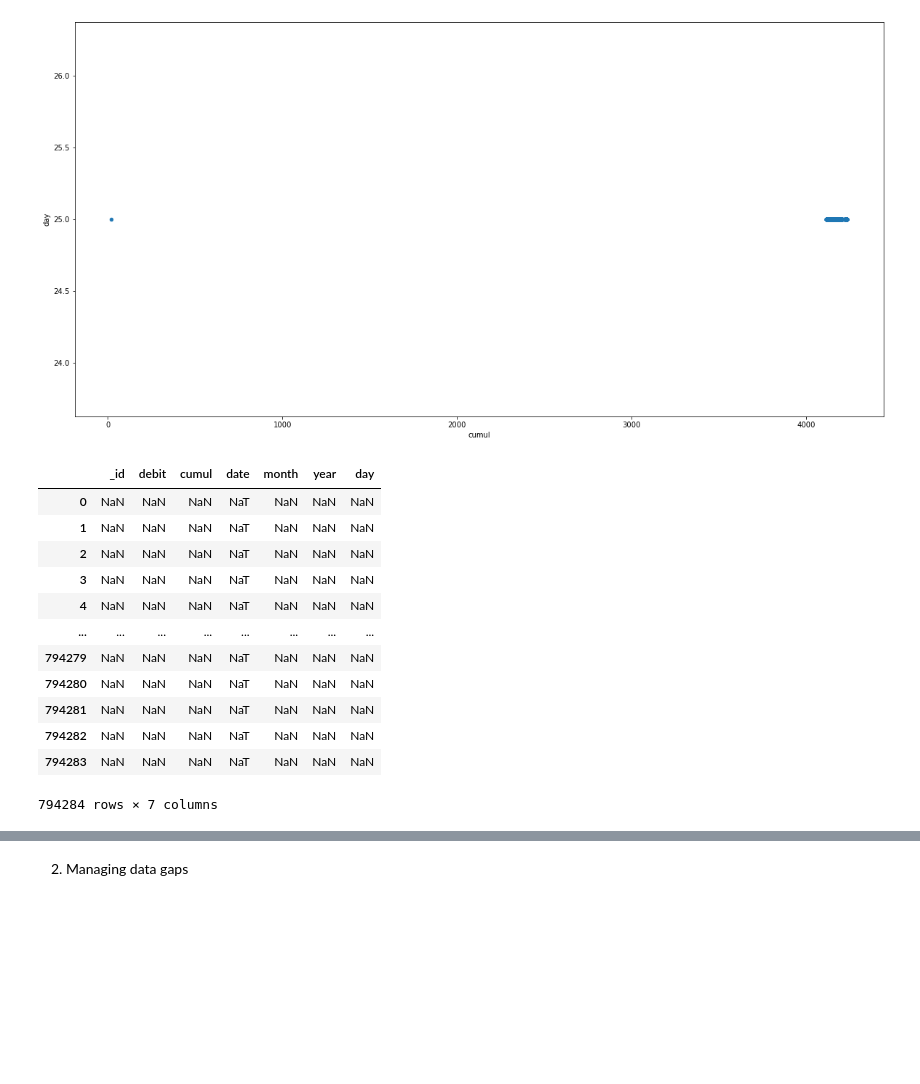
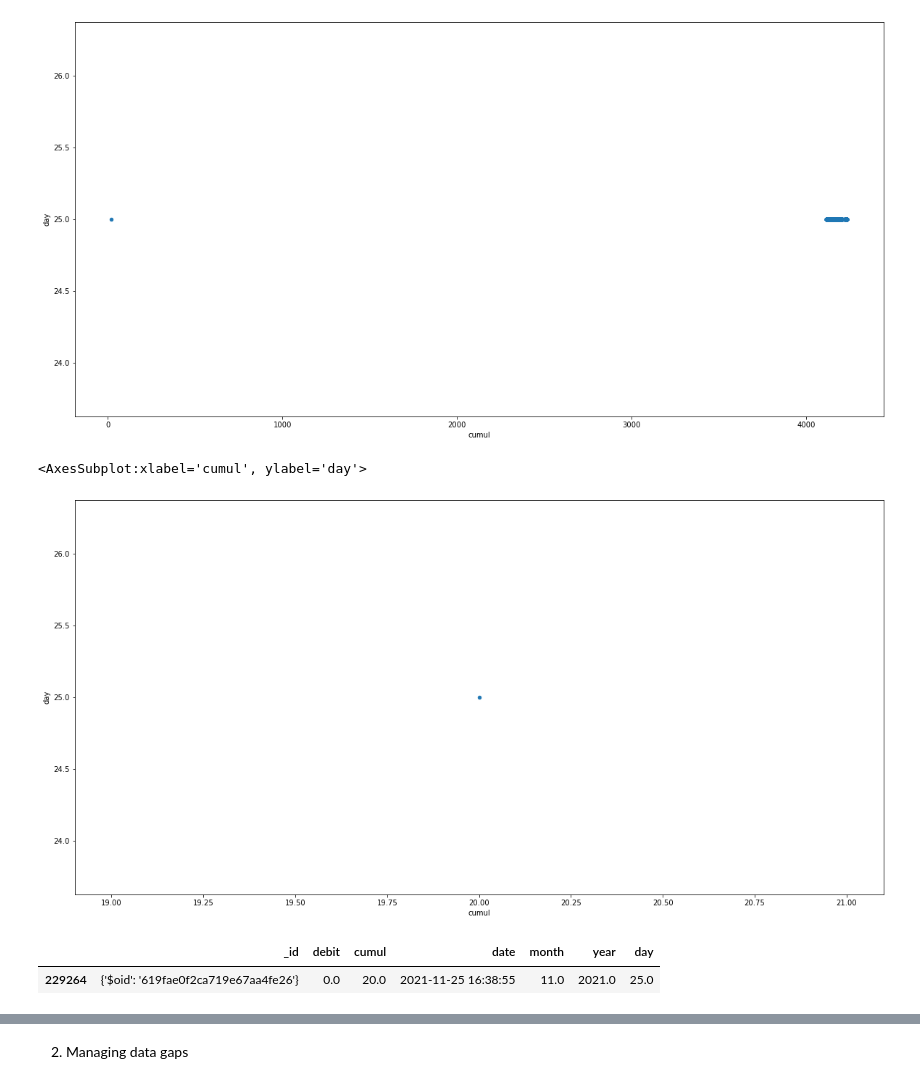
Before and after one commit to Cyrine-afk/Water-Consumption, a Jupyter notebook: Water DB.ipynb, the cells around one changed output, grey strips where cells are left out. Drawn from its saved outputs; the diff is of its cells as text; code cells hidden in the pictures; blank space fills up the shorter version.

Commit message:
Deleted outliers in cumul column

```diff
--- a/Water DB.ipynb
+++ b/Water DB.ipynb
@@ -312,24 +313,3 @@ water_json_subset2[['cumul','day']].plot(kind='scatter', x='cumul', y='day', fig
 # %% [output]
 <AxesSubplot:xlabel='cumul', ylabel='day'>
 [figure]
-# %%
-#looking for exact day where cumul = 0 during the 11/2021
-
-filter5 = water_json_subset["cumul"].isin([0,1000])
-
-water_json_subset2.where(filter5 & filter4, inplace = True)
-water_json_subset2
-# %% [output]
-|  | _id | debit | cumul | date | month | year | day |
-| 0 | NaN | NaN | NaN | NaT | NaN | NaN | NaN |
-| 1 | NaN | NaN | NaN | NaT | NaN | NaN | NaN |
-| 2 | NaN | NaN | NaN | NaT | NaN | NaN | NaN |
-| 3 | NaN | NaN | NaN | NaT | NaN | NaN | NaN |
-| 4 | NaN | NaN | NaN | NaT | NaN | NaN | NaN |
-| ... | ... | ... | ... | ... | ... | ... | ... |
-| 794279 | NaN | NaN | NaN | NaT | NaN | NaN | NaN |
-| 794280 | NaN | NaN | NaN | NaT | NaN | NaN | NaN |
-| 794281 | NaN | NaN | NaN | NaT | NaN | NaN | NaN |
-| 794282 | NaN | NaN | NaN | NaT | NaN | NaN | NaN |
-| 794283 | NaN | NaN | NaN | NaT | NaN | NaN | NaN |
-794284 rows × 7 columns
@@ -338,0 +316,22 @@ water_json_subset2.where()
+# %%
+#looking for exact value of cumul outlier that is < 4000
+
+filter6 = water_json_subset["cumul"] < 4000
+
+water_json_subset2.where(filter6, inplace = True)
+water_json_subset2
+
+water_json_subset2[['cumul','day']].plot(kind='scatter', x='cumul', y='day', figsize=(20,10))
+# %% [output]
+<AxesSubplot:xlabel='cumul', ylabel='day'>
+[figure, added]
+# %%
+#show data for cumul outlier that is < 4000
+
+filter7 = water_json_subset["cumul"] == 20
+
+cumul_outlier = water_json_subset2.loc[filter7]
+cumul_outlier
+# %% [output]
+|  | _id | debit | cumul | date | month | year | day |
+| 229264 | {'$oid': '619fae0f2ca719e67aa4fe26'} | 0.0 | 20.0 | 2021-11-25 16:38:55 | 11.0 | 2021.0 | 25.0 |
```
Also changed, not shown: parts of 12 cells of this notebook.
